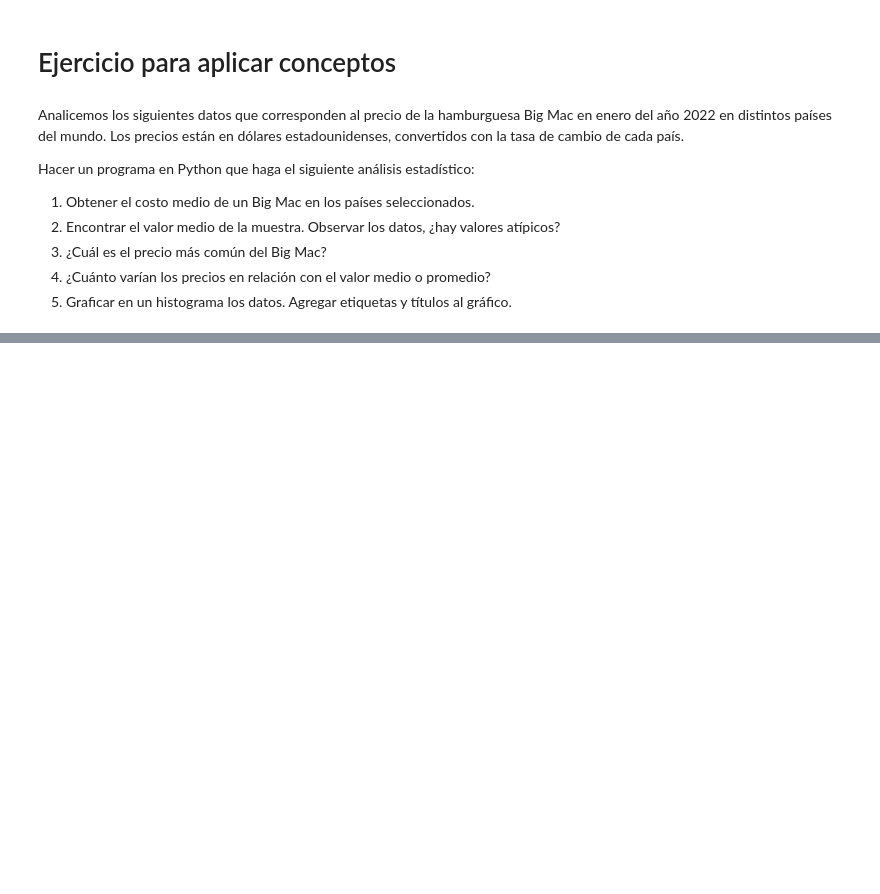
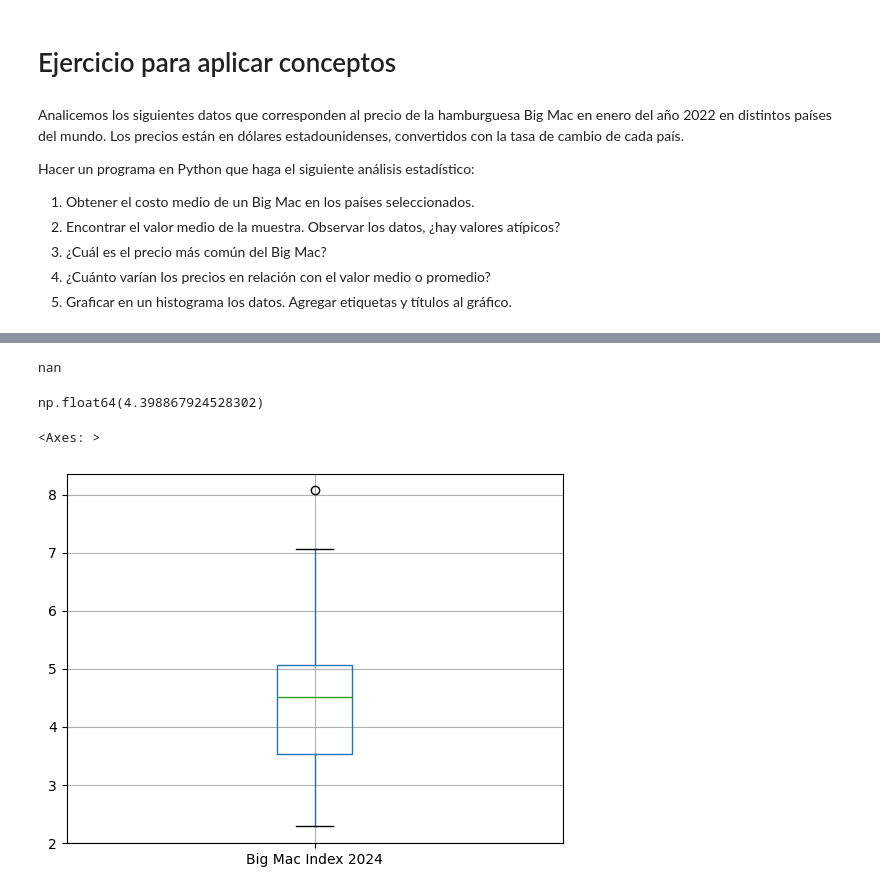
Before and after one commit to masouto94/Matematica_III, a Jupyter notebook: Unidad_4/Unidad 4.ipynb, the cells around one changed output, grey strips where cells are left out. Saved outputs shown, nothing was run; the diff lists cells and outputs as text; code cells hidden in the pictures; blank space fills up the shorter version.

```diff
--- a/Unidad_4/Unidad 4.ipynb
+++ b/Unidad_4/Unidad 4.ipynb
@@ -425,3 +427,7 @@ Hacer un programa en Python que haga el siguiente análisis estadístico:
 3. ¿Cuál es el precio más común del Big Mac?
 4. ¿Cuánto varían los precios en relación con el valor medio o promedio?
 5. Graficar en un histograma los datos. Agregar etiquetas y títulos al gráfico.
+# %%
+import pandas as pd
+big_mac = pd.read_csv("./BigMacIndex.csv", sep=";", decimal=",")
+big_mac.head(5)
@@ -427,0 +451,8 @@ Hacer un programa en Python que haga el siguiente análisis estadístico:
+# %%
+#Transform percentage col
+big_mac["Difference from US"] = big_mac["Difference from US"].str.replace("%","")
+big_mac["Difference from US"] = big_mac["Difference from US"].str.replace(",",".")
+big_mac["Difference from US"] = big_mac["Difference from US"].astype(float)
+# %%
+big_mac_filtered = big_mac.drop([col for col in big_mac.columns if "Unnamed" in col], axis=1)
+big_mac_filtered.head(5)
@@ -427,0 +466,25 @@ Hacer un programa en Python que haga el siguiente análisis estadístico:
+# %%
+#1. Obtener el costo medio de un Big Mac en los países seleccionados.
+import numpy as np
+print(np.average(big_mac_filtered["Big Mac Index 2024"]))
+
+#Como tiene NANs ver donde se usa
+big_mac_filtered[big_mac_filtered["Big Mac Index 2024"].isna()]
+#Remove SriLanka
+big_mac_filtered = big_mac_filtered.dropna()
+# %% [output]
+nan
+# %%
+np.average(big_mac_filtered["Big Mac Index 2024"])
+# %% [output]
+np.float64(4.398867924528302)
+# %%
+#2. Encontrar el valor medio de la muestra. Observar los datos, ¿hay valores atípicos?
+import matplotlib.pyplot as plt
+%matplotlib inline
+
+
+big_mac_filtered.boxplot("Big Mac Index 2024")
+# %% [output]
+<Axes: >
+[figure, added]
```
Also changed, not shown: parts of 16 cells of this notebook, 1 other file.
